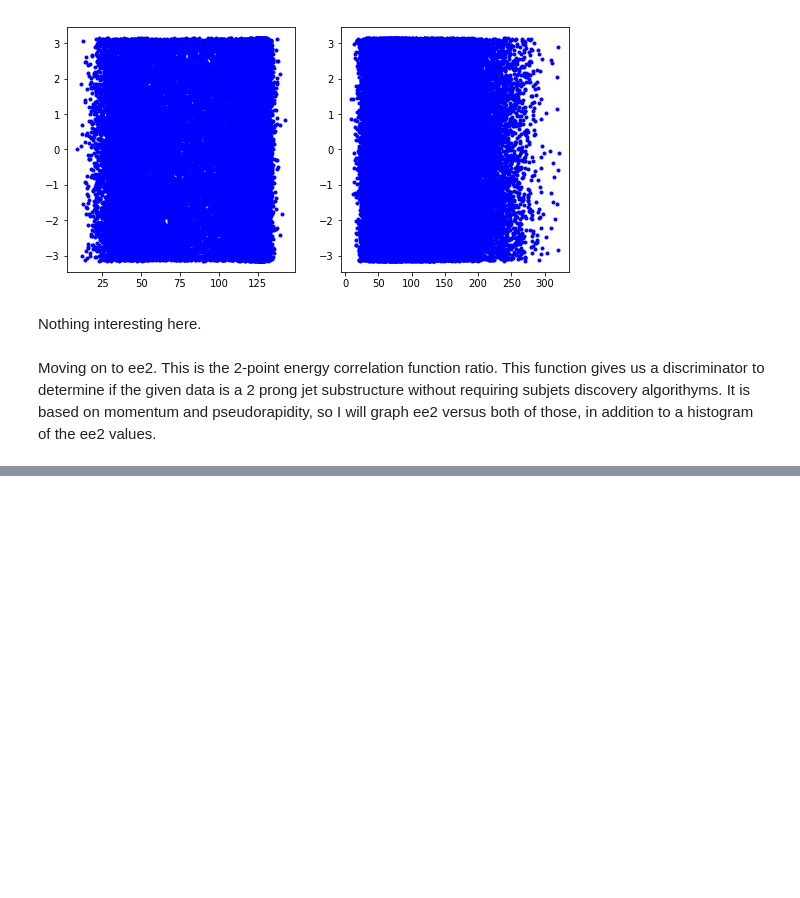
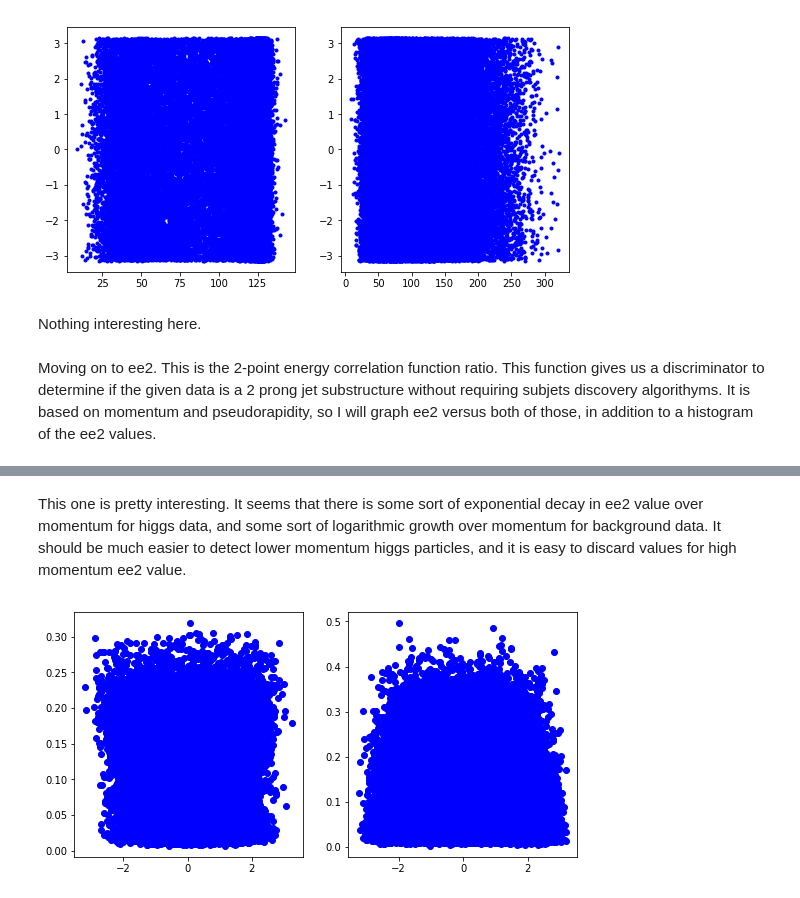
Before and after one commit to AdamK42/physics-434, a Jupyter notebook: lab5/lab5.ipynb, the cells around one changed output, grey strips where cells are left out. Drawn from its saved outputs; the diff is of its cells as text; code cells hidden in the pictures; blank space fills up the shorter version.

```diff
--- a/lab5/lab5.ipynb
+++ b/lab5/lab5.ipynb
@@ -169,0 +179,11 @@ Wow, these look identical to me! I suppose we shall see if ee3 is the same way,
+# %% [markdown]
+This one is pretty interesting. It seems that there is some sort of exponential decay in ee2 value over momentum for higgs data, and some sort of logarithmic growth over momentum for background data. It should be much easier to detect lower momentum higgs particles, and it is easy to discard values for high momentum ee2 value.
+# %%
+# pseudorapidity
+figure = plt.figure(figsize=(9, 4.5))
+axes = figure.subplots(1, 2)
+
+axes[0].plot(eta_h, ee2_h, 'ob');
+axes[1].plot(eta_q, ee2_q, 'ob');
+# %% [output]
+[figure, added]
```
Also changed, not shown: parts of 69 cells of this notebook, 1 other file.
